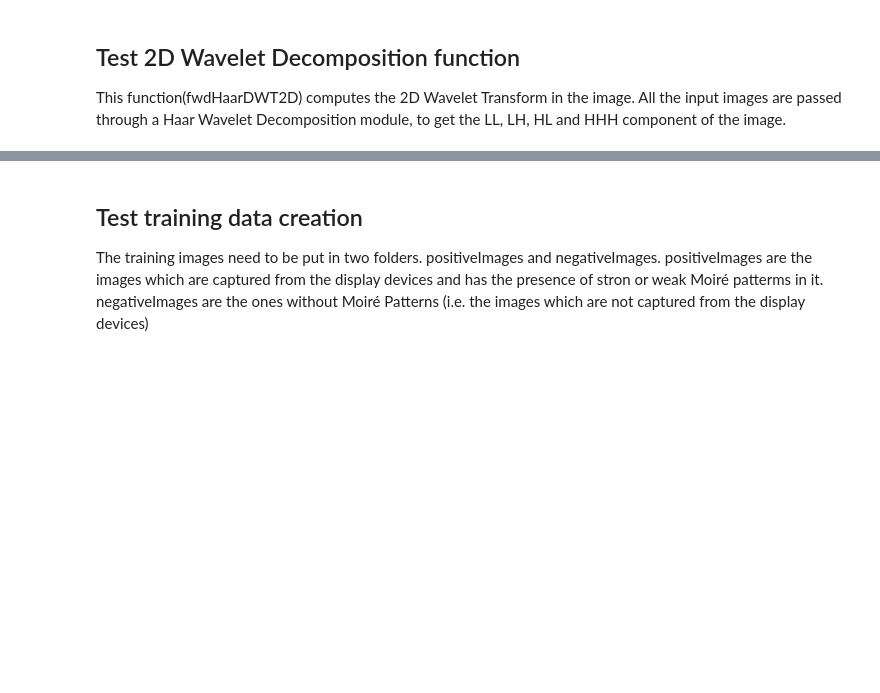
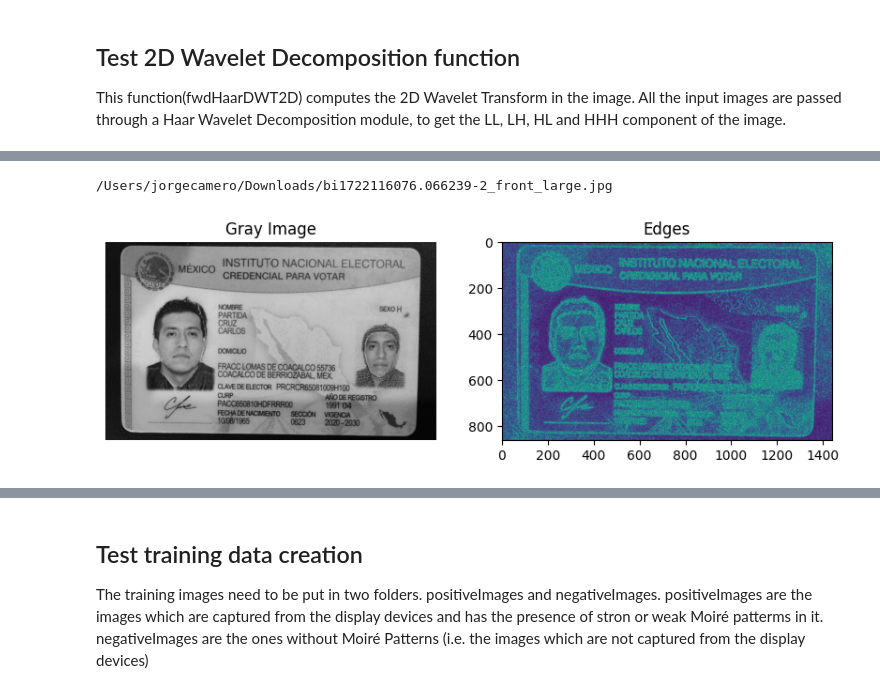
Before and after one commit to CameroJI/Moire-Pattern-Detection-Update, a Jupyter notebook: src/Playground.ipynb, the cells around one changed output, grey strips where cells are left out. Cells and saved outputs as stored; diff of their text form; code cells hidden in the pictures; blank space fills up the shorter version.

```diff
--- a/src/Playground.ipynb
+++ b/src/Playground.ipynb
@@ -115,0 +241,44 @@ plt.show()
+# %%
+from skimage.filters import gabor
+from os import listdir
+from os.path import join
+import random
+
+root = '/Users/jorgecamero/Downloads'
+listImg = [img for img in listdir(root) if img.endswith(('.jpg', '.png', '.jpeg'))]
+image_path = random.choice(listImg)
+image_path = join(root, image_path)
+print(image_path)
+#image_path = '/Users/jorgecamero/Downloads/bi1681047293.1619277-12_front_large.jpg'
+#image_path = '/Users/jorgecamero/Downloads/bi1722116076.066239-2_front_large.jpg'
+#image_path = '/Users/jorgecamero/Downloads/bi1722965060.5580215-13_front_large.jpg'
+
+img = cv2.imread(image_path)
+color_image = cv2.imread(image_path)
+gray_image = cv2.cvtColor(color_image, cv2.COLOR_BGR2GRAY)
+
+scharr_x = cv2.Scharr(gray_image, cv2.CV_64F, 1, 0)
+scharr_y = cv2.Scharr(gray_image, cv2.CV_64F, 0, 1)
+
+scharr_combined = np.sqrt(scharr_x**2 + scharr_y**2)
+scharr_combined = np.uint8(scharr_combined)
+
+filtro = scharr_combined
+plt.figure(figsize=(10, 5))
+
+# Mostrar la imagen en escala de grises
+plt.subplot(1, 2, 1)
+plt.imshow(gray_image, cmap='gray')
+plt.title('Gray Image')
+plt.axis('off')
+
+# Mostrar la imagen con los bordes detectados
+plt.subplot(1, 2, 2)
+plt.imshow(filtro)
+plt.title('Edges')
+plt.axis('on')
+
+plt.show()
+# %% [output]
+/Users/jorgecamero/Downloads/bi1722116076.066239-2_front_large.jpg
+[figure, added]
```
Also changed, not shown: parts of 7 cells of this notebook, 4 other files.
